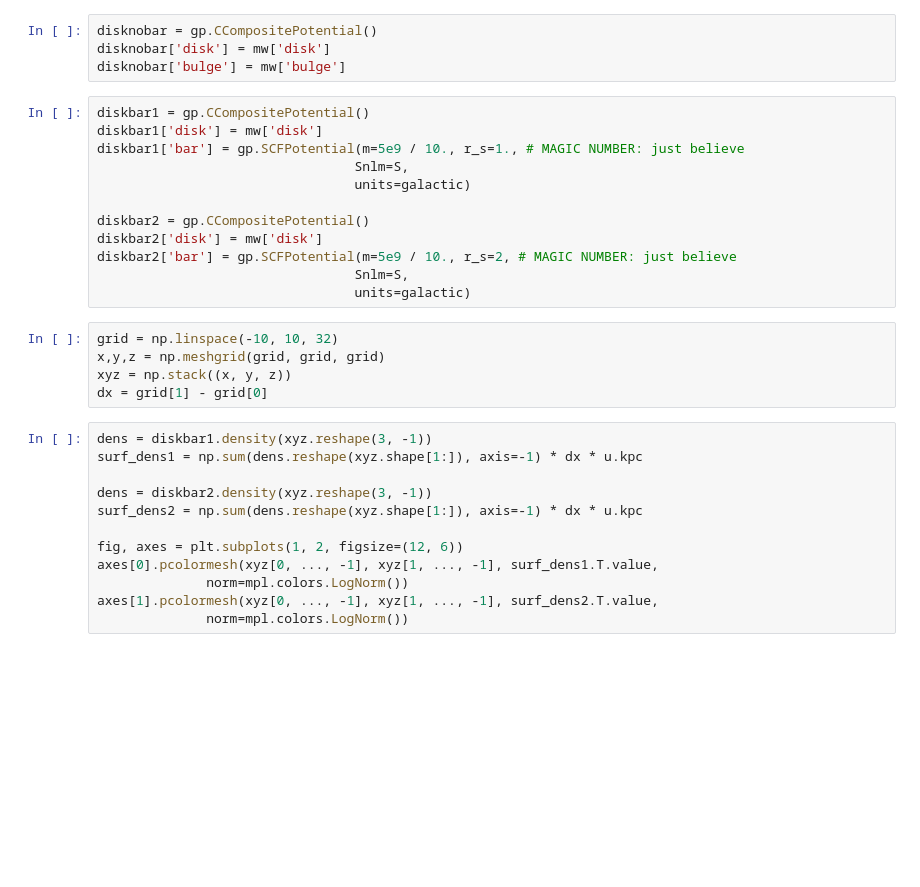
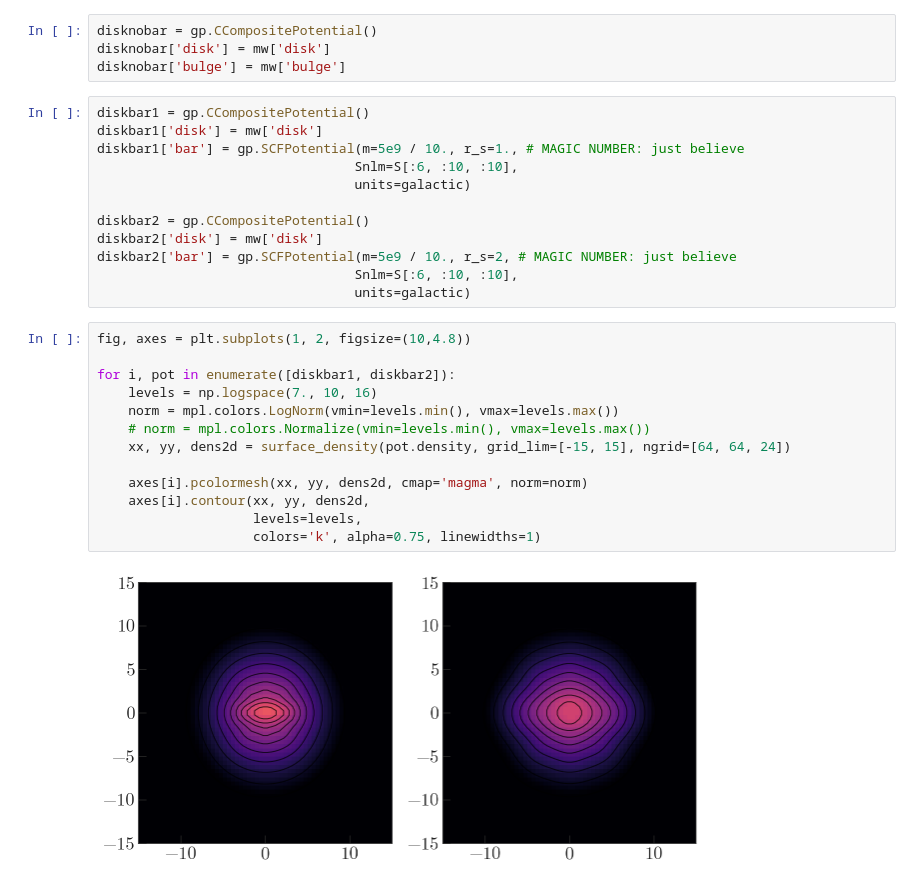
Before and after one commit to adrn/Pal5sBiggestFan, a Jupyter notebook: notebooks/Bar-model.ipynb, the cells around one changed output. Cells and saved outputs as stored; diff of their text form; blank space fills up the shorter version.

```diff
--- a/notebooks/Bar-model.ipynb
+++ b/notebooks/Bar-model.ipynb
@@ -88,31 +130,29 @@ disknobar['bulge'] = mw['bulge']
 diskbar1 = gp.CCompositePotential()
 diskbar1['disk'] = mw['disk']
 diskbar1['bar'] = gp.SCFPotential(m=5e9 / 10., r_s=1., # MAGIC NUMBER: just believe
-                                 Snlm=S,
+                                 Snlm=S[:6, :10, :10],
                                  units=galactic)
 
 diskbar2 = gp.CCompositePotential()
 diskbar2['disk'] = mw['disk']
 diskbar2['bar'] = gp.SCFPotential(m=5e9 / 10., r_s=2, # MAGIC NUMBER: just believe
-                                 Snlm=S,
+                                 Snlm=S[:6, :10, :10],
                                  units=galactic)
-# %%
-grid = np.linspace(-10, 10, 32)
-x,y,z = np.meshgrid(grid, grid, grid)
-xyz = np.stack((x, y, z))
-dx = grid[1] - grid[0]
-# %%
-dens = diskbar1.density(xyz.reshape(3, -1))
-surf_dens1 = np.sum(dens.reshape(xyz.shape[1:]), axis=-1) * dx * u.kpc
-
-dens = diskbar2.density(xyz.reshape(3, -1))
-surf_dens2 = np.sum(dens.reshape(xyz.shape[1:]), axis=-1) * dx * u.kpc
-
-fig, axes = plt.subplots(1, 2, figsize=(12, 6))
-axes[0].pcolormesh(xyz[0, ..., -1], xyz[1, ..., -1], surf_dens1.T.value,
-              norm=mpl.colors.LogNorm())
-axes[1].pcolormesh(xyz[0, ..., -1], xyz[1, ..., -1], surf_dens2.T.value,
-              norm=mpl.colors.LogNorm())
+# %%
+fig, axes = plt.subplots(1, 2, figsize=(10,4.8))
+
+for i, pot in enumerate([diskbar1, diskbar2]):
+    levels = np.logspace(7., 10, 16)
+    norm = mpl.colors.LogNorm(vmin=levels.min(), vmax=levels.max())
+    # norm = mpl.colors.Normalize(vmin=levels.min(), vmax=levels.max())
+    xx, yy, dens2d = surface_density(pot.density, grid_lim=[-15, 15], ngrid=[64, 64, 24])
+
+    axes[i].pcolormesh(xx, yy, dens2d, cmap='magma', norm=norm)
+    axes[i].contour(xx, yy, dens2d,
+                    levels=levels,
+                    colors='k', alpha=0.75, linewidths=1)
+# %% [output]
+[figure, added]
 # %%
 xyz = np.zeros((3, 1024)) + 1e-8
 xyz[0] = np.linspace(0, 30, xyz.shape[1])
```
Also changed, not shown: parts of 23 cells of this notebook, 1 other file.
